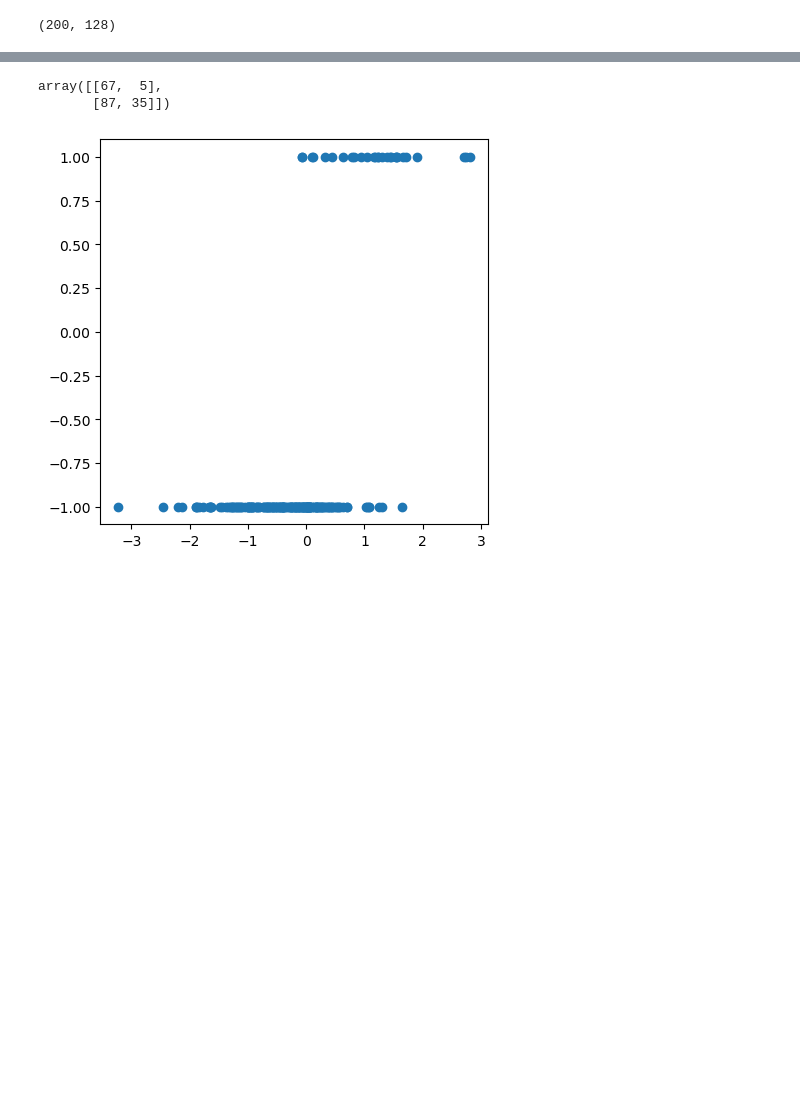
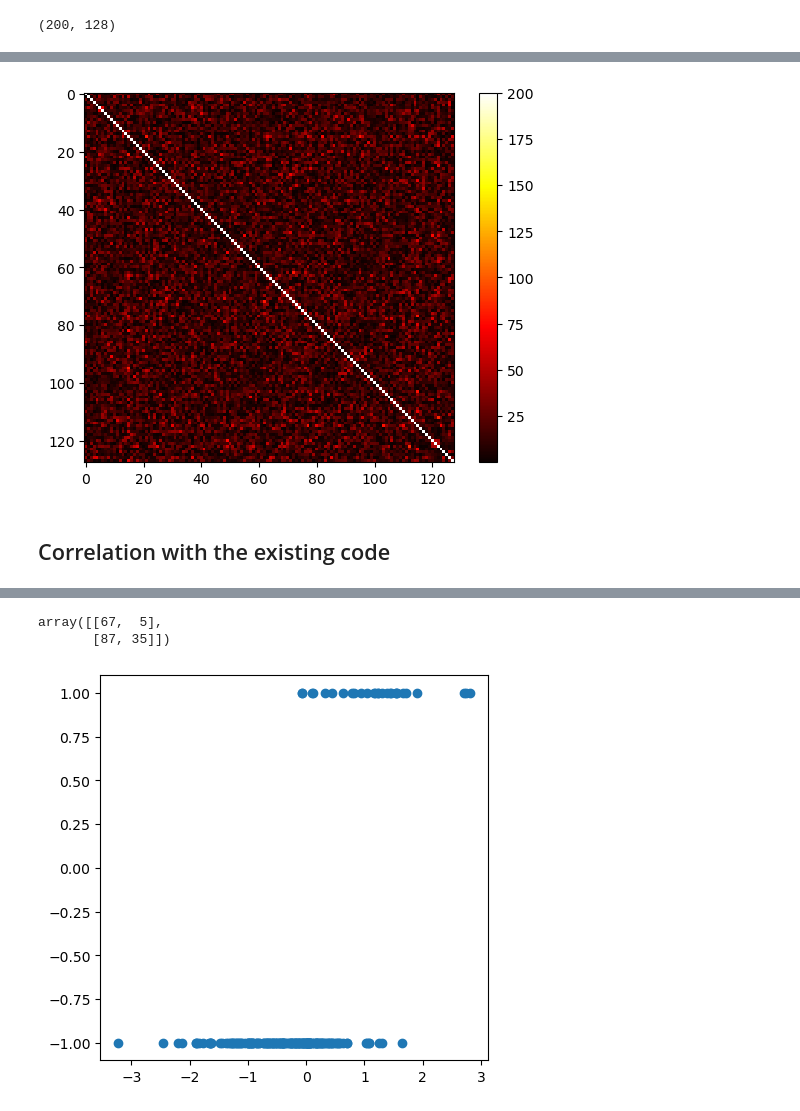
Before and after one commit to waymao/PyTorch-VAE, a Jupyter notebook: test copy.ipynb, the cells around one changed output, grey strips where cells are left out. Saved outputs shown, nothing was run; the diff lists cells and outputs as text; code cells hidden in the pictures; blank space fills up the shorter version.

```diff
--- a/test copy.ipynb
+++ b/test copy.ipynb
@@ -99,0 +121,3 @@ array([[ 1.6390476 ,  0.50511736, -1.9879607 , ..., -1.9099255 ,
+# %%
+a_self_corr = a_standardized.T @ a_standardized
+a_self_corr
@@ -100,3 +138,11 @@ array([[ 1.6390476 ,  0.50511736, -1.9879607 , ..., -1.9099255 ,
+# %%
+plt.imshow(np.abs(a_self_corr), cmap='hot', interpolation='nearest')
+plt.colorbar()
+plt.show()
+# %% [output]
+[figure, added]
+# %% [markdown]
+## Correlation with the existing code
 # %%
 corr = a_standardized.T @ sampled_labels_std
 corr
```
Also changed, not shown: parts of 11 cells of this notebook, 1 other file.
